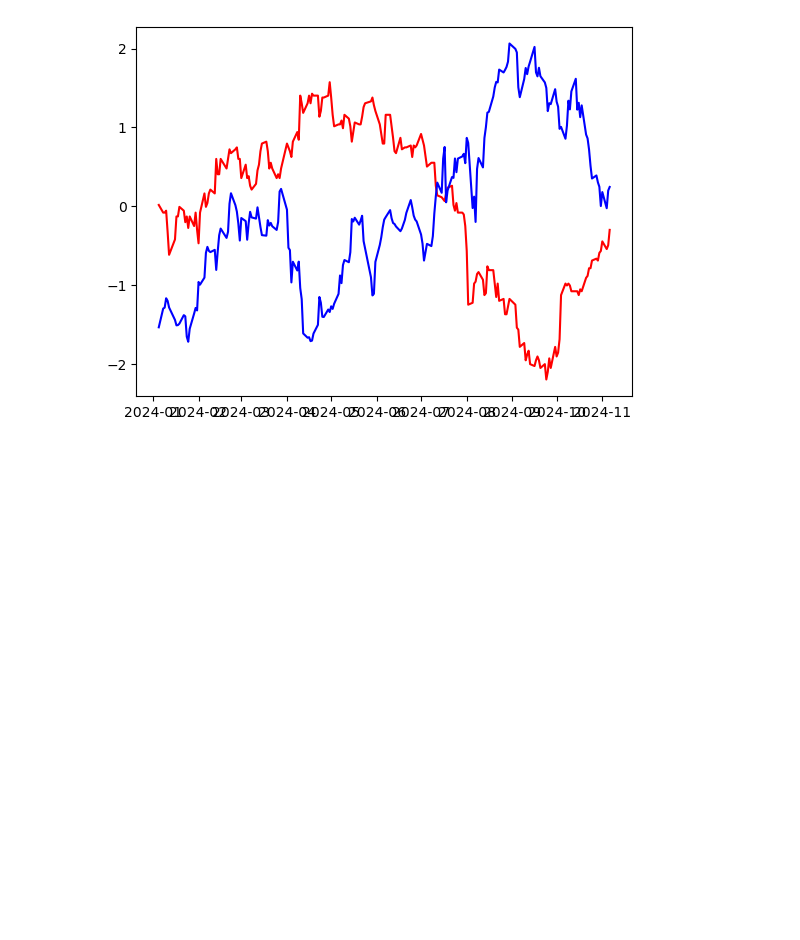
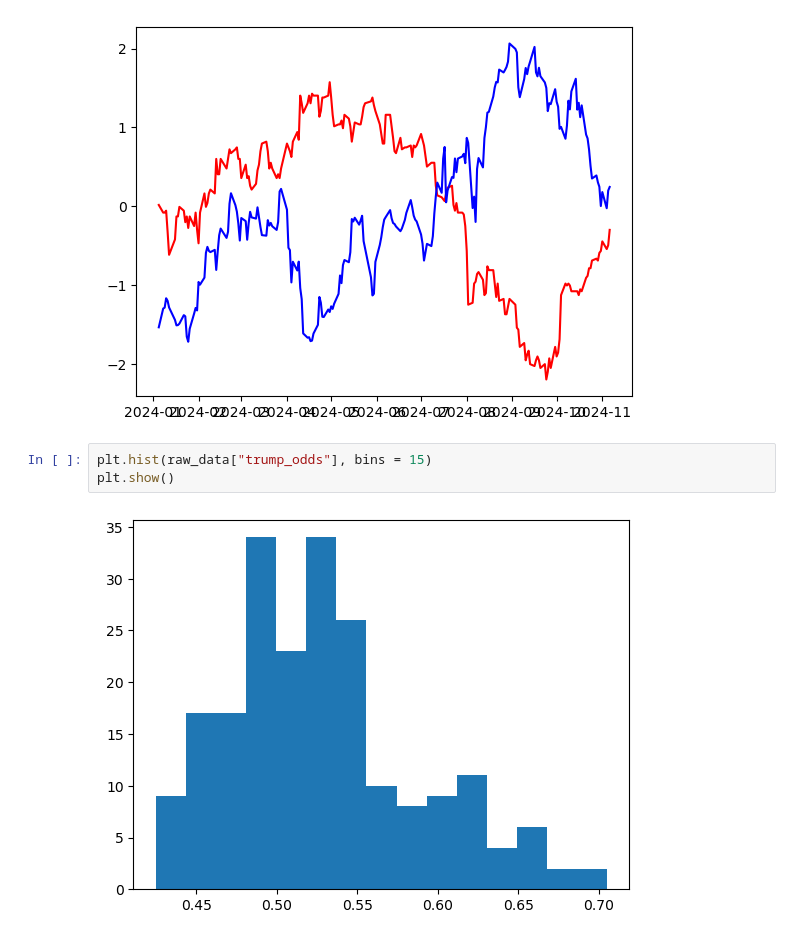
Before and after one commit to dg3358/ACTU-5842-Project, a Jupyter notebook: project_code.ipynb, the cells around one changed output. Saved outputs shown, nothing was run; the diff lists cells and outputs as text; blank space fills up the shorter version.

```diff
--- a/project_code.ipynb
+++ b/project_code.ipynb
@@ -106,3 +122,8 @@ plt.plot(raw_data['DATE'],
 plt.show()
 # %% [output]
 [figure]
+# %%
+plt.hist(raw_data["trump_odds"], bins = 15)
+plt.show()
+# %% [output]
+[figure, added]
```
Also changed, not shown: parts of 7 cells of this notebook.
